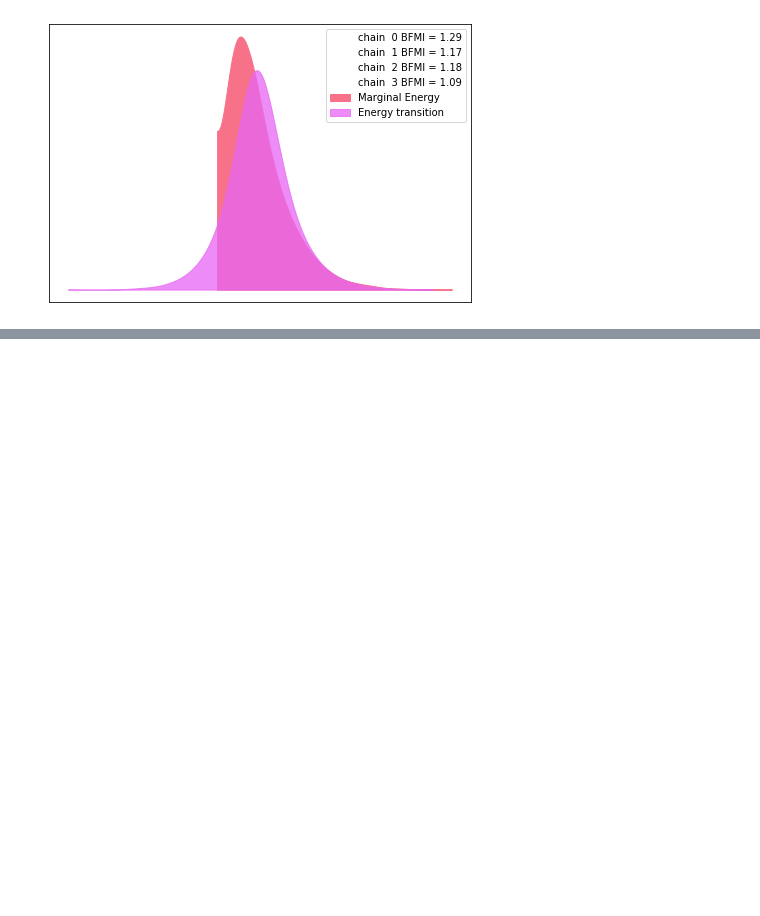
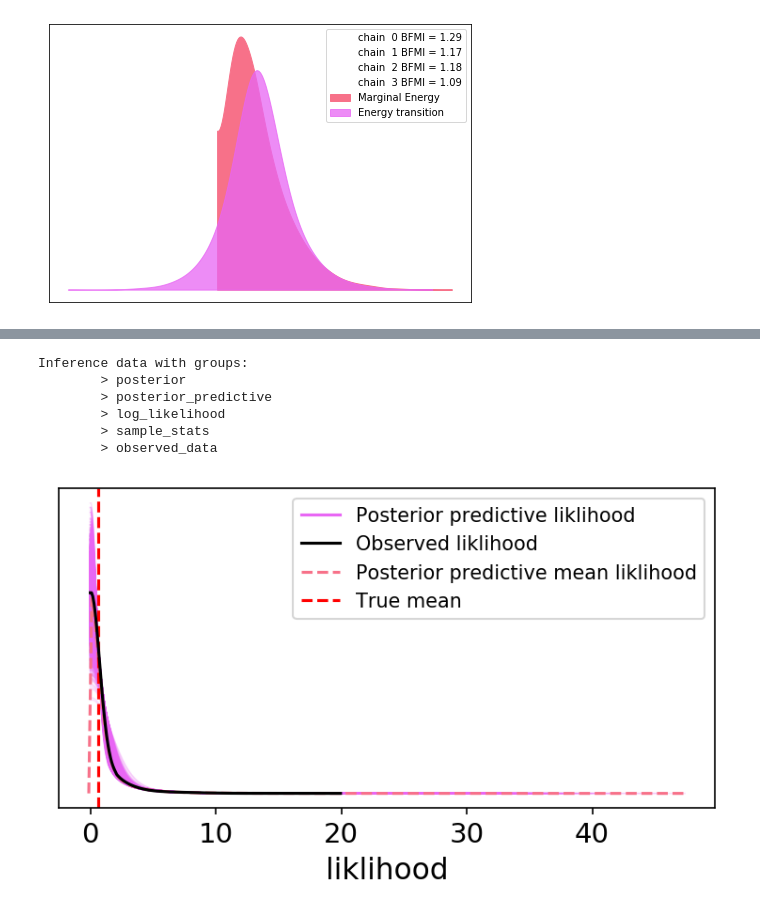
Before and after one commit to mviz/publish_rate_analysis, a Jupyter notebook: proof_of_concept_analysis.ipynb, the cells around one changed output, grey strips where cells are left out. Saved outputs shown, nothing was run; the diff lists cells and outputs as text; code cells hidden in the pictures; blank space fills up the shorter version.

```diff
--- a/proof_of_concept_analysis.ipynb
+++ b/proof_of_concept_analysis.ipynb
@@ -100,0 +114,3 @@ az.plot_energy(inf_data);
+# %%
+with fake_model:
+    posterior_predictions_dict = pm.sample_posterior_predictive(inf_data.posterior)
@@ -100,0 +119,17 @@ az.plot_energy(inf_data);
+# %%
+combined_inf_data = az.concat(inf_data, az.from_pymc3(posterior_predictive=posterior_predictions_dict), inplace=False)
+# %% [output]
+Inference data with groups:
+        > posterior
+        > posterior_predictive
+        > log_likelihood
+        > sample_stats
+        > observed_data
+# %%
+fig, ax = plt.subplots(figsize=(6,3))
+fig.set_dpi(150)
+az.plot_ppc(combined_inf_data, ax=ax)
+ax.axvline(fake_data.AERPub.mean(), ls="--", color="r", label="True mean")
+ax.legend(fontsize=10);
+# %% [output]
+[figure, added]
```
Also changed, not shown: parts of 9 cells of this notebook, 1 other file.
